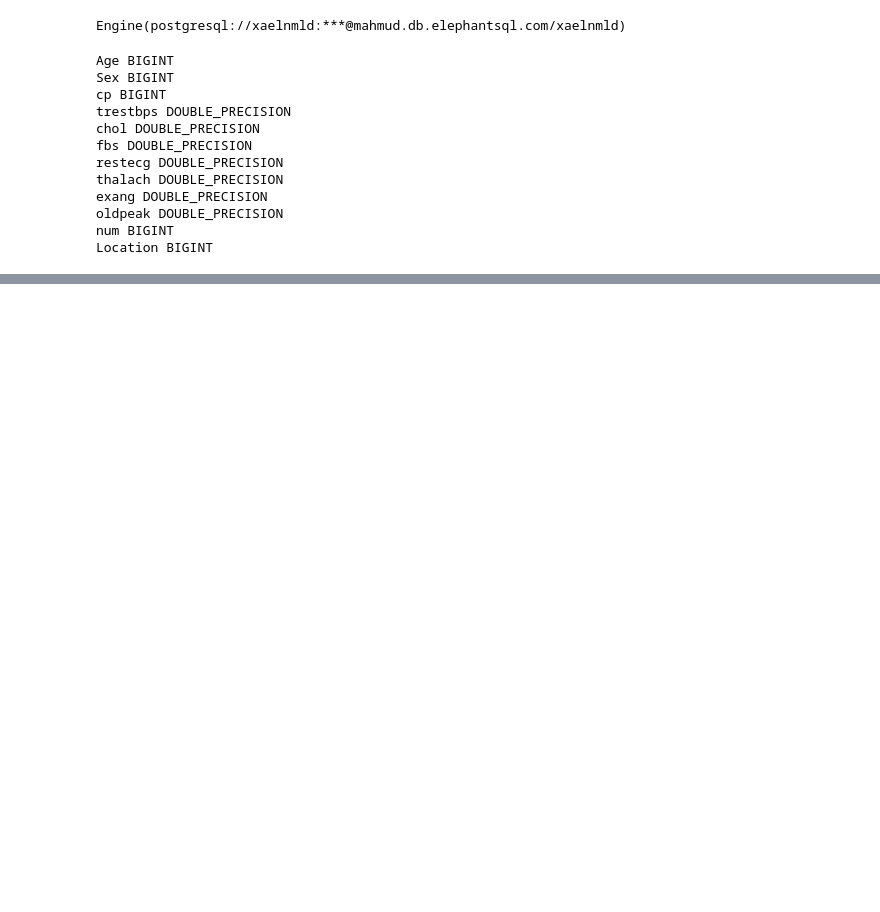
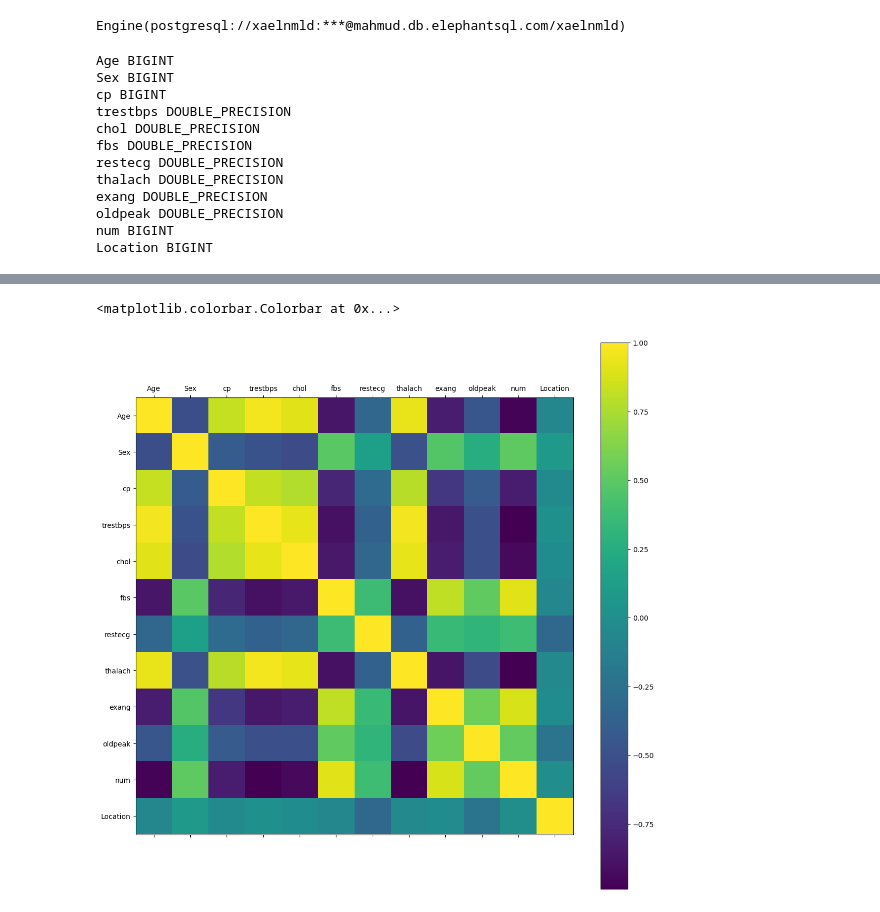
Before and after one commit to jenny0741/final_project, a Jupyter notebook: notebooks/data_query.ipynb, the cells around one changed output, grey strips where cells are left out. Drawn from its saved outputs; the diff is of its cells as text; code cells hidden in the pictures; blank space fills up the shorter version.

```diff
--- a/notebooks/data_query.ipynb
+++ b/notebooks/data_query.ipynb
@@ -70,0 +101,9 @@ heart_data_df.head()
+# %%
+rcParams['figure.figsize'] = 15, 14
+plt.matshow(heart_data_df.corr())
+plt.yticks(np.arange(heart_data_df.shape[1]), heart_data_df.columns)
+plt.xticks(np.arange(heart_data_df.shape[1]), heart_data_df.columns)
+plt.colorbar()
+# %% [output]
+<matplotlib.colorbar.Colorbar at 0x...>
+[figure, added]
```
Also changed, not shown: parts of 25 cells of this notebook, 3 other files.
